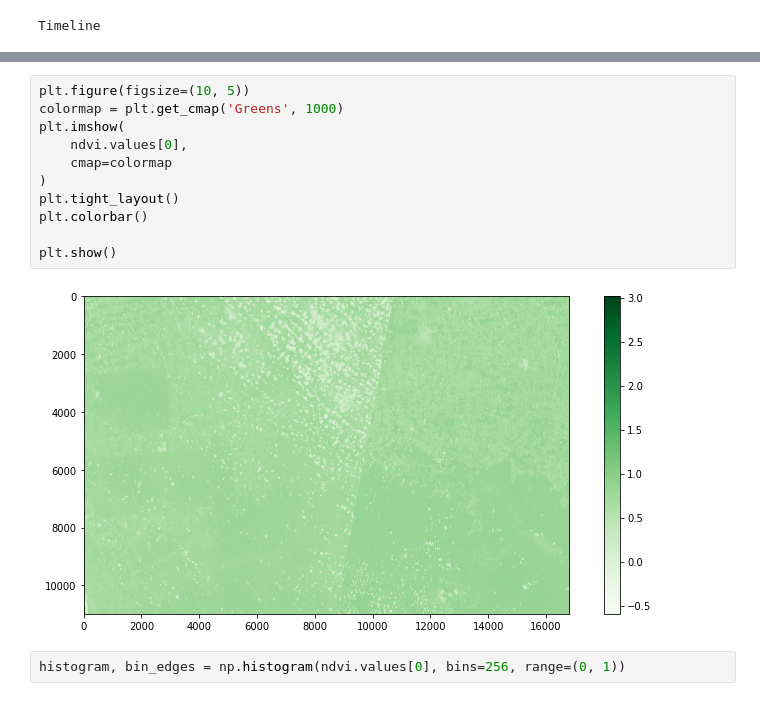
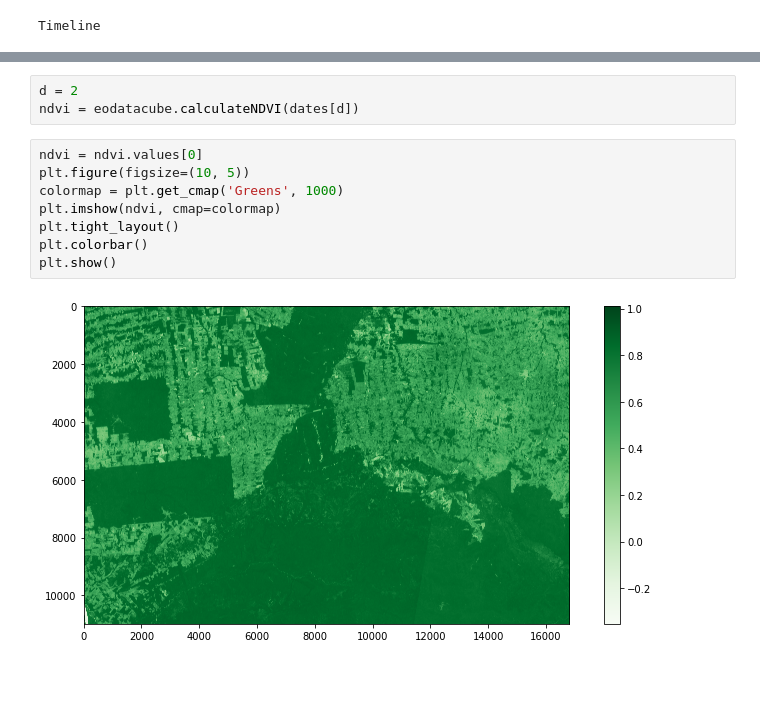
Before and after one commit to AbnerErnaniADSFatec/sample-assessment-data-science, a Jupyter notebook: ImageProcessingSER413TrabalhoFinalAbnerAnjos.ipynb, the cells around one changed output, grey strips where cells are left out. Saved outputs shown, nothing was run; the diff lists cells and outputs as text.

```diff
--- a/ImageProcessingSER413TrabalhoFinalAbnerAnjos.ipynb
+++ b/ImageProcessingSER413TrabalhoFinalAbnerAnjos.ipynb
@@ -93,16 +74,14 @@ Attributes:
-# %%
-plt.figure(figsize=(10, 5))
-colormap = plt.get_cmap('Greens', 1000)
-plt.imshow(
-    ndvi.values[0],
-    cmap=colormap
-)
-plt.tight_layout()
-plt.colorbar()
-
-plt.show()
-# %% [output]
-[figure, removed]
-# %%
-histogram, bin_edges = np.histogram(ndvi.values[0], bins=256, range=(0, 1))
+# %%
+d = 2
+ndvi = eodatacube.calculateNDVI(dates[d])
+# %%
+ndvi = ndvi.values[0]
+plt.figure(figsize=(10, 5))
+colormap = plt.get_cmap('Greens', 1000)
+plt.imshow(ndvi, cmap=colormap)
+plt.tight_layout()
+plt.colorbar()
+plt.show()
+# %% [output]
+[figure, added]
 # %%
```
Also changed, not shown: parts of 8 cells of this notebook, 11 other files.
